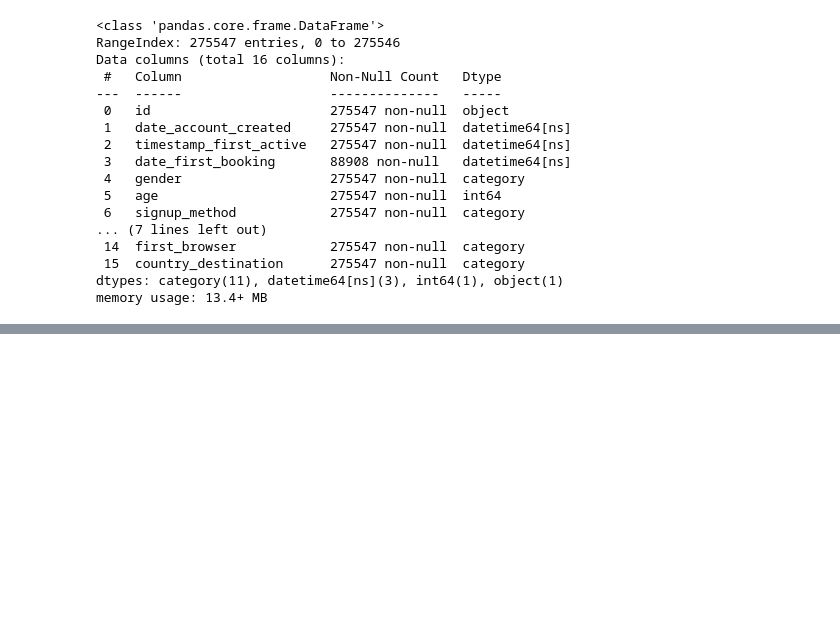
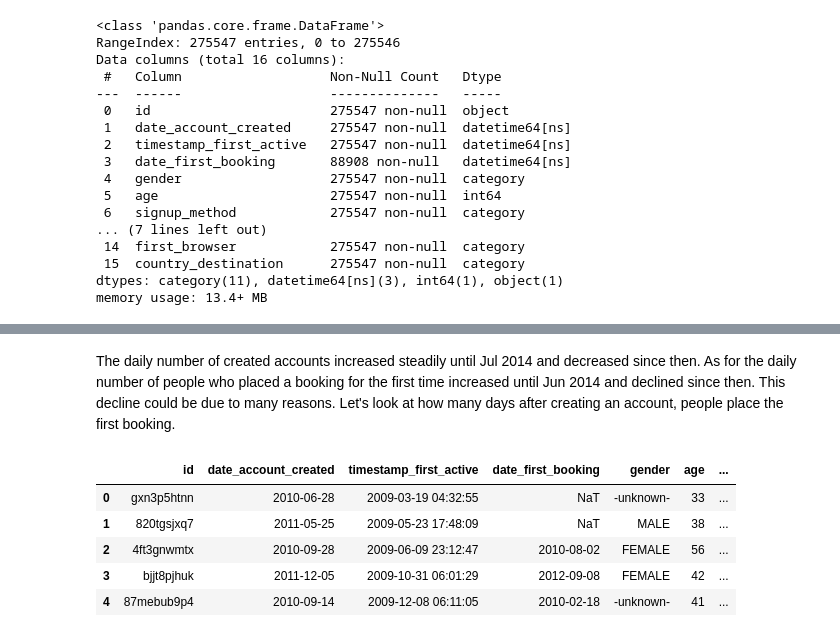
Before and after one commit to uyangas/Visualizations-in-Python, a Jupyter notebook: AirBnB_new_user_booking_destination_plotly.ipynb, the cells around one changed output, grey strips where cells are left out. Cells and saved outputs as stored; diff of their text form; code cells hidden in the pictures; blank space fills up the shorter version.

```diff
--- a/AirBnB_new_user_booking_destination_plotly.ipynb
+++ b/AirBnB_new_user_booking_destination_plotly.ipynb
@@ -316,5 +328,5 @@ with open('age.pkl','wb') as f:
 # %%
 # replace NA values with imputed values
-all['age'] = imputed[:,1].astype('int')
+all['age'] = imputed_age.astype('int')
 # delete unnecessary dataframes
-del imputed, all_transformed
+del all_transformed
@@ -381,0 +411,23 @@ memory usage: 13.4+ MB
+# %%
+fig = go.Figure()
+# convert first active timestamp to YYYYMMDD format
+all['timestamp_first_active_2'] = [date.strftime('%Y-%m-%d') for date in all['timestamp_first_active']]
+# count number of people by date
+df = all[['id','date_account_created']].groupby('date_account_created').count().reset_index()
+df1 = all[['id','timestamp_first_active_2']].groupby('timestamp_first_active_2').count().reset_index()
+df2 = all[['id','date_first_booking']].groupby('date_first_booking').count().reset_index()
+# add line graph to fig
+fig.add_trace(go.Scatter(x=df['date_account_created'],
+                         y=df['id'],
+                         name='date_account_created'))
+fig.add_trace(go.Scatter(x=df1['timestamp_first_active_2'],
+                         y=df1['id'],
+                         name='timestamp_first_active'))
+fig.add_trace(go.Scatter(x=df2['date_first_booking'],
+                         y=df2['id'],
+                         opacity=0.6,
+                         name='date_first_booking'))
+# update figure
+fig.update_layout(title='Number of people who created accounts and first booking',
+                  width=1300, height=500)
+fig.show()
@@ -381,0 +436,16 @@ memory usage: 13.4+ MB
+# %% [markdown]
+The daily number of created accounts  increased steadily until Jul 2014 and decreased since then. As for the daily number of people who placed a booking for the first time increased until Jun 2014 and declined since then. This decline could be due to many reasons. Let's look at how many days after creating an account, people place the first booking.
+# %%
+# create datetime variables of YYYY-MM format
+all['date_created'] = [date.strftime('%Y-%m') for date in all['date_account_created']]
+all['date_active'] = [date.strftime('%Y-%m') for date in all['timestamp_first_active']]
+all['date_booking'] = ['NA' if pd.isnull(date) else date.strftime('%Y-%m') for date in all['date_first_booking']]
+# %%
+all.head()
+# %% [output]
+|  | id | date_account_created | timestamp_first_active | date_first_booking | gender | age | ... |
+| 0 | gxn3p5htnn | 2010-06-28 | 2009-03-19 04:32:55 | NaT | -unknown- | 33 | ... |
+| 1 | 820tgsjxq7 | 2011-05-25 | 2009-05-23 17:48:09 | NaT | MALE | 38 | ... |
+| 2 | 4ft3gnwmtx | 2010-09-28 | 2009-06-09 23:12:47 | 2010-08-02 | FEMALE | 56 | ... |
+| 3 | bjjt8pjhuk | 2011-12-05 | 2009-10-31 06:01:29 | 2012-09-08 | FEMALE | 42 | ... |
+| 4 | 87mebub9p4 | 2010-09-14 | 2009-12-08 06:11:05 | 2010-02-18 | -unknown- | 41 | ... |
```
Also changed, not shown: parts of 19 cells of this notebook.
